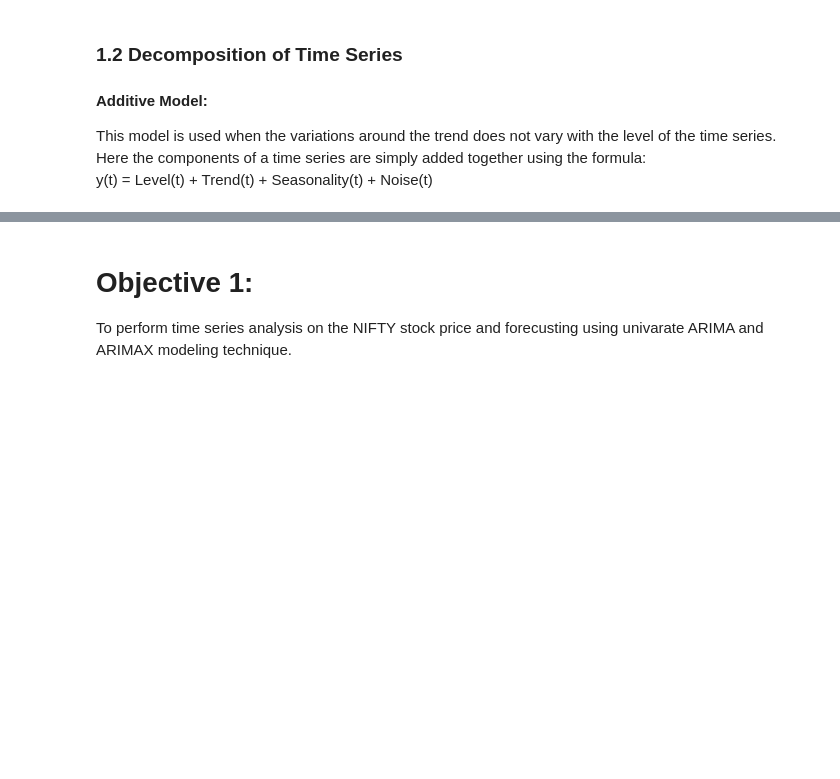
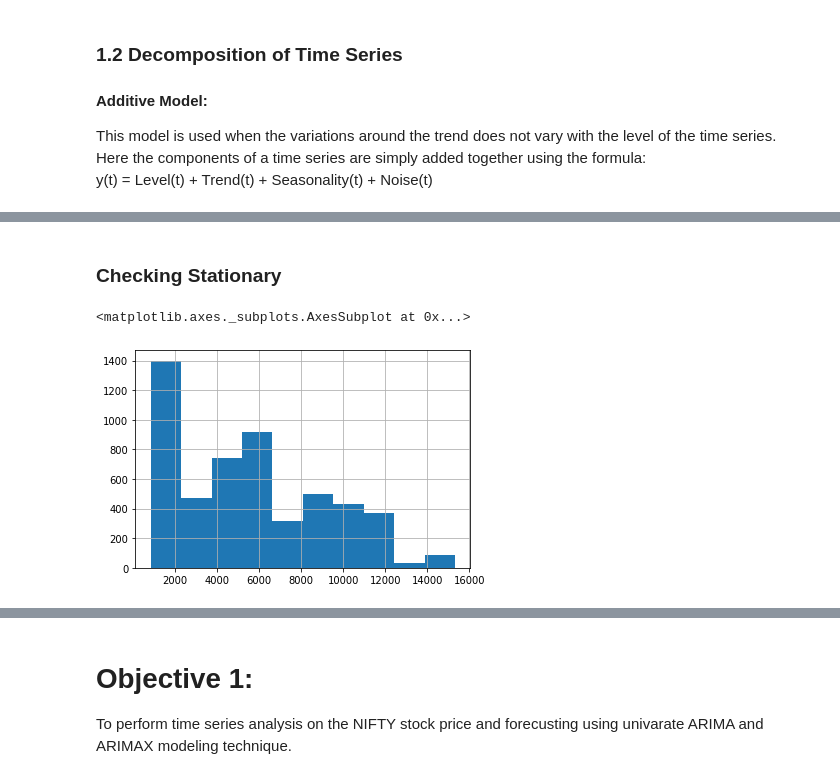
Before and after one commit to DristantaNirola/Nifty50_Index_Movement_Prediction, a Jupyter notebook: Capstone_project_nifty_Stock_direction.ipynb, the cells around one changed output, grey strips where cells are left out. Drawn from its saved outputs; the diff is of its cells as text; code cells hidden in the pictures; blank space fills up the shorter version.

```diff
--- a/Capstone_project_nifty_Stock_direction.ipynb
+++ b/Capstone_project_nifty_Stock_direction.ipynb
@@ -216,0 +218,7 @@ fig = s.plot()
+# %% [markdown]
+### Checking Stationary
+# %%
+df.Close.hist()
+# %% [output]
+<matplotlib.axes._subplots.AxesSubplot at 0x...>
+[figure, added]
```
Also changed, not shown: parts of 49 cells of this notebook.
